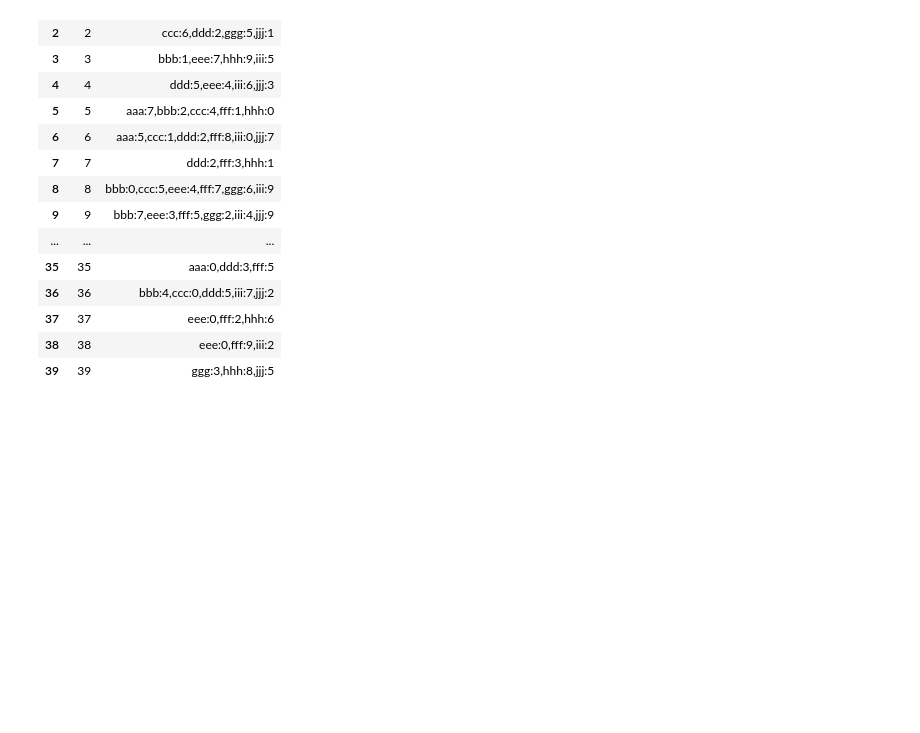
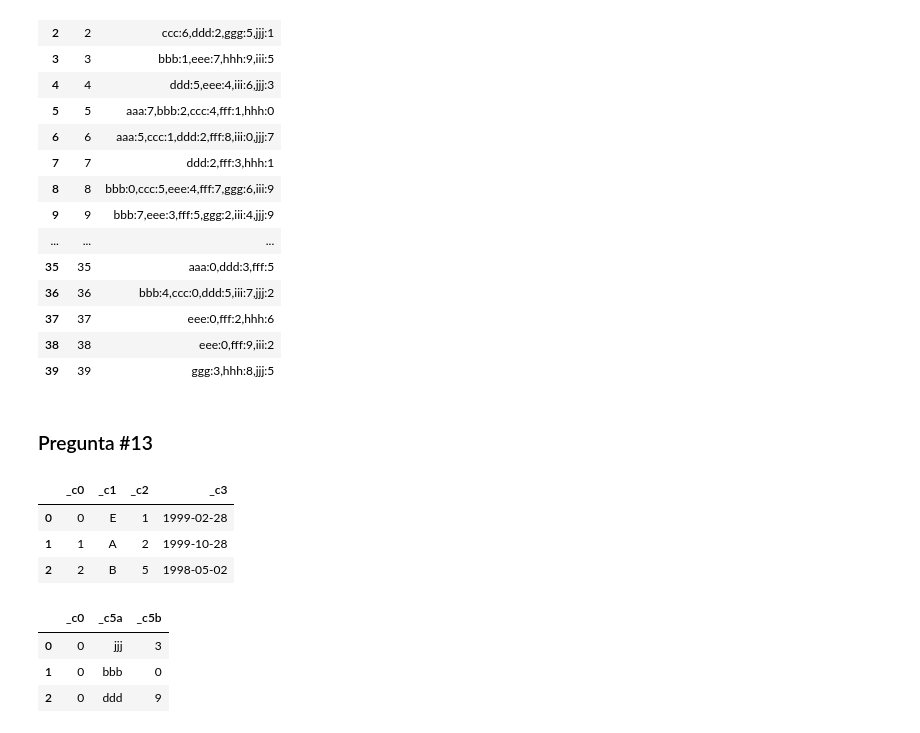
Before and after one commit to classroom-fundamentos-de-analitica/lab---pandas-fmerino21, a Jupyter notebook: A.ipynb, the cells around one changed output. Saved outputs shown, nothing was run; the diff lists cells and outputs as text; code cells hidden in the pictures; blank space fills up the shorter version.

```diff
--- a/A.ipynb
+++ b/A.ipynb
@@ -203,3 +203,19 @@ ans
 | 37 | 37 | eee:0,fff:2,hhh:6 |
 | 38 | 38 | eee:0,fff:9,iii:2 |
 | 39 | 39 | ggg:3,hhh:8,jjj:5 |
+# %% [markdown]
+### Pregunta #13
+# %%
+tbl0.head(3)
+# %% [output]
+|  | _c0 | _c1 | _c2 | _c3 |
+| 0 | 0 | E | 1 | 1999-02-28 |
+| 1 | 1 | A | 2 | 1999-10-28 |
+| 2 | 2 | B | 5 | 1998-05-02 |
+# %%
+tbl2.head(3)
+# %% [output]
+|  | _c0 | _c5a | _c5b |
+| 0 | 0 | jjj | 3 |
+| 1 | 0 | bbb | 0 |
+| 2 | 0 | ddd | 9 |
```
Also changed, not shown: parts of 2 cells of this notebook, 1 other file.
